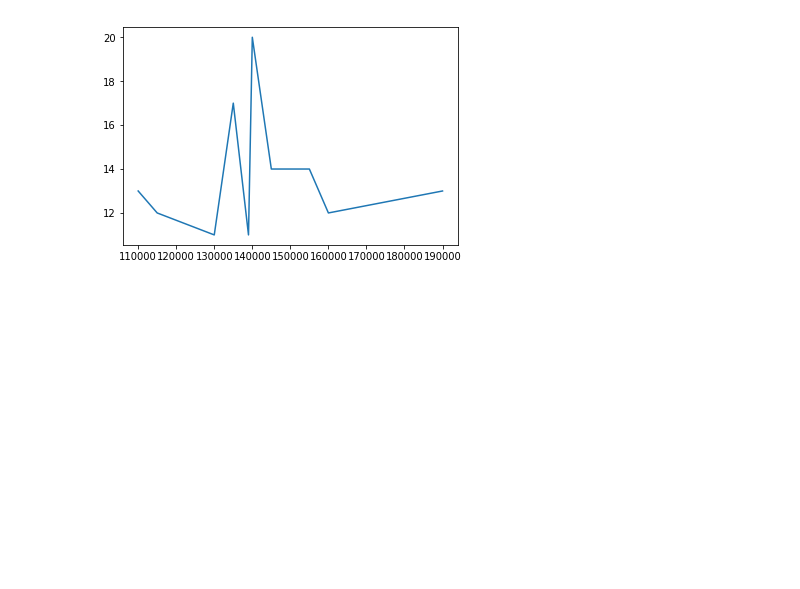
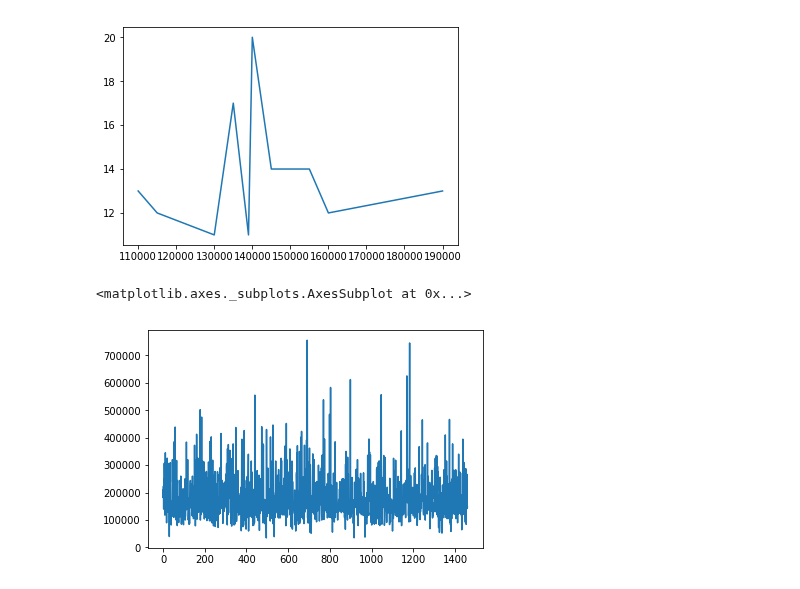
Before and after one commit to kchaudhuri/Machine-Learning, a Jupyter notebook: Modern_Boston_Housing_Prediction/HousePricePrediction.ipynb, the cells around one changed output. Cells and saved outputs as stored; diff of their text form; code cells hidden in the pictures; blank space fills up the shorter version.

Commit message:
Exploring data with line graph

```diff
--- a/Modern_Boston_Housing_Prediction/HousePricePrediction.ipynb
+++ b/Modern_Boston_Housing_Prediction/HousePricePrediction.ipynb
@@ -174,6 +174,11 @@ trainData['SalePrice'].value_counts().head(10).sort_index().plot.line()
 # %% [output]
 <matplotlib.axes._subplots.AxesSubplot at 0x...>
 [figure]
+# %%
+trainData['SalePrice'].plot.line()
+# %% [output]
+<matplotlib.axes._subplots.AxesSubplot at 0x...>
+[figure, added]
 # %%
 #testPath = "./input/test.csv"
 #testData = pd.read_csv(testPath)
```
